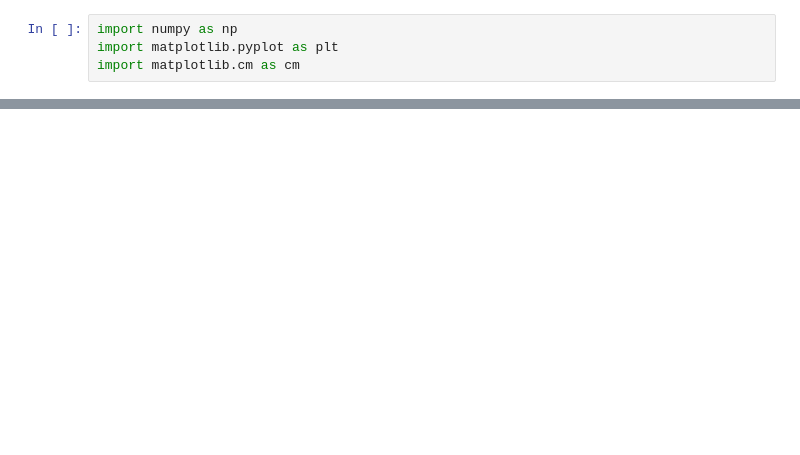
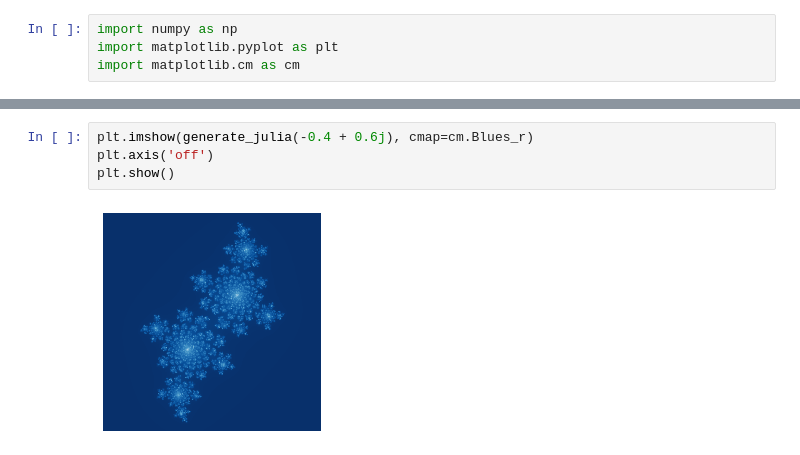
Before and after one commit to EnisMulic/Fractals, a Jupyter notebook: julia.ipynb, the cells around one changed output, grey strips where cells are left out. Cells and saved outputs as stored; diff of their text form; blank space fills up the shorter version.

```diff
--- a/julia.ipynb
+++ b/julia.ipynb
@@ -43,0 +41,6 @@ plt.show()
+# %%
+plt.imshow(generate_julia(-0.4 + 0.6j), cmap=cm.Blues_r)
+plt.axis('off')
+plt.show()
+# %% [output]
+[figure, added]
```
Also changed, not shown: parts of 9 cells of this notebook.
